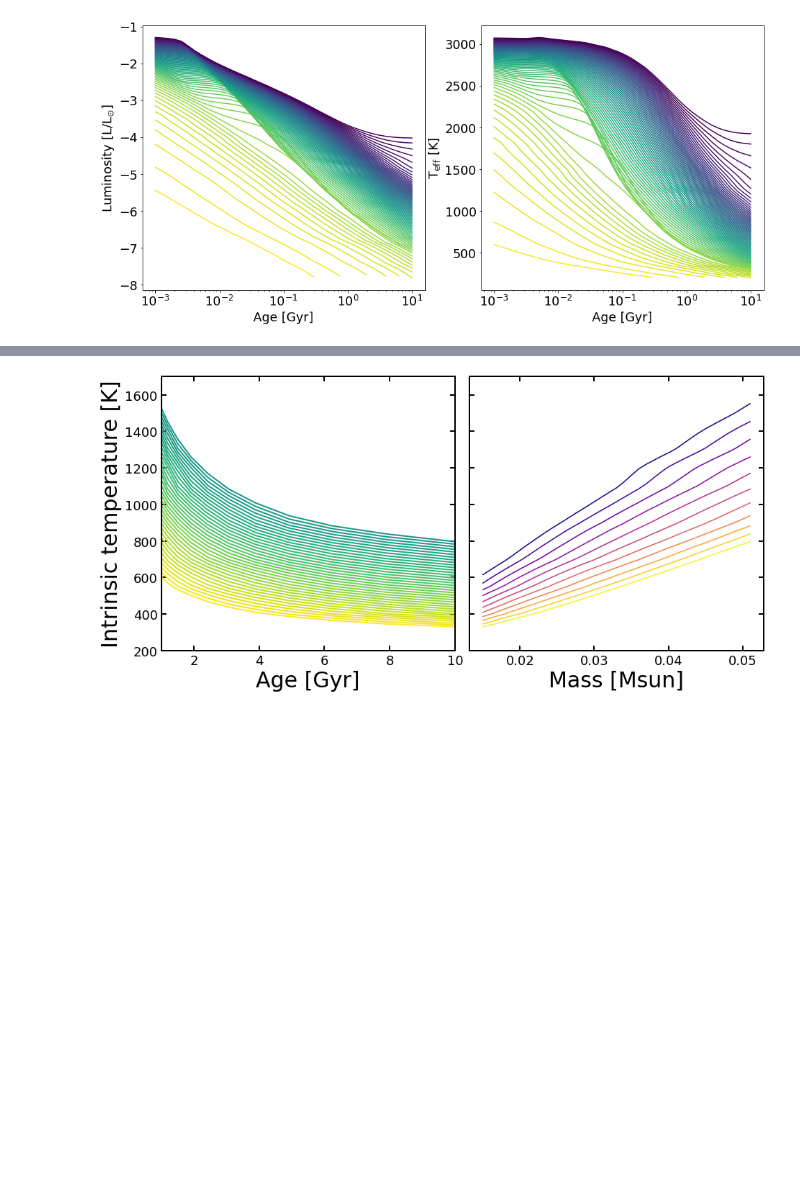
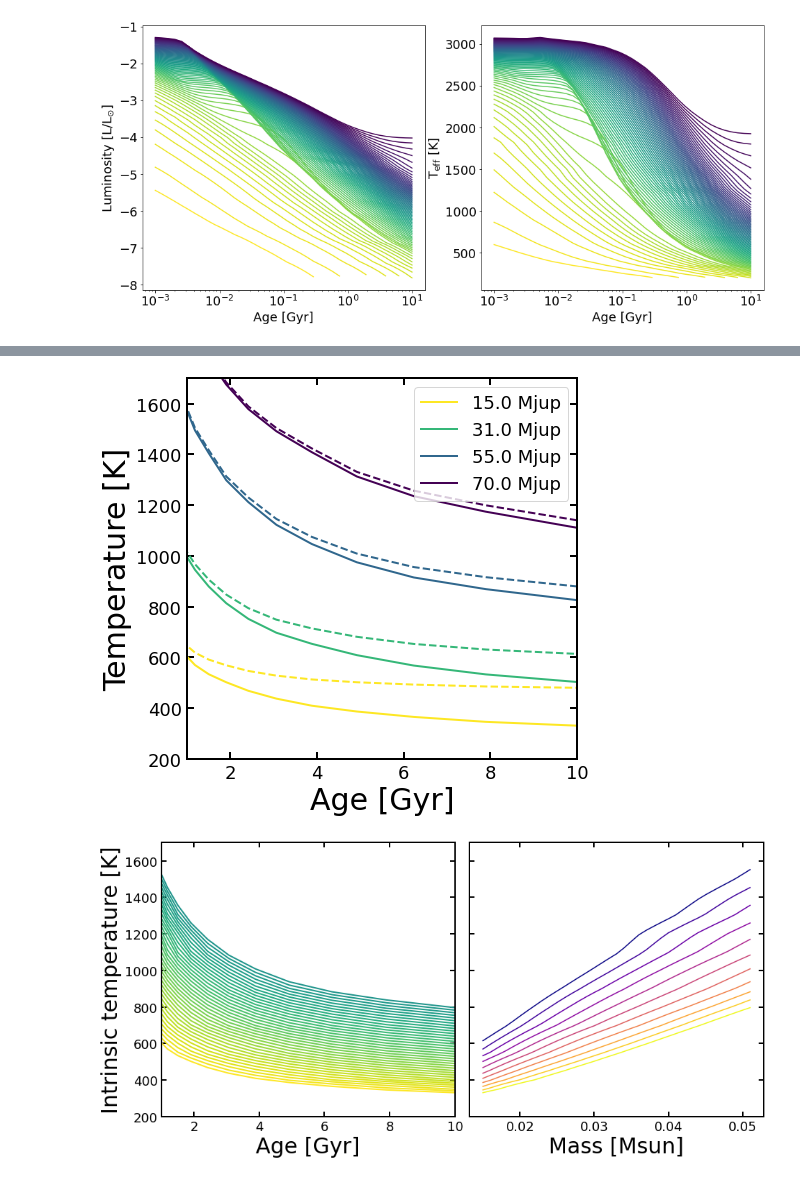
Before and after one commit to SvPoder/exoplanets, a Jupyter notebook: jupyter-notebook/cooling_models.ipynb, the cells around one changed output, grey strips where cells are left out. Cells and saved outputs as stored; diff of their text form; code cells hidden in the pictures; blank space fills up the shorter version.

```diff
--- a/jupyter-notebook/cooling_models.ipynb
+++ b/jupyter-notebook/cooling_models.ipynb
@@ -241,0 +236,7 @@ array([ 0.94266845,  1.19377664,  1.51177507,  1.91448198,  2.42446202,
+# %%
+print(np.sort(np.asarray(evolution_ATMO20["M"]))*M_sun/M_jup)
+
+index = [15, 30, 53, 67]
+print(np.sort(np.asarray(evolution_ATMO20["M"]))[index]*M_sun/M_jup)
+
+masses = np.sort(np.asarray(evolution_ATMO20["M"]))[index]
@@ -242,3 +258,41 @@ array([ 0.94266845,  1.19377664,  1.51177507,  1.91448198,  2.42446202,
+# %%
+fig, ax = plt.subplots(1, 1, figsize=(7, 7))
+
+i     = 0
+ls    = ["-", "--", ":"]
+color = bokeh.palettes.viridis(len(masses))
+color = color[::-1]
+
+conv_Msun_to_kg = 1.98841e+30
+
+models = ["ATMO_CEQ/"]#, "ATMO_NEQ_strong/", "ATMO_NEQ_weak/"]
+for model in models:
+    j = 0
+    for mass in masses:
+        ax.plot(evolution_ATMO20[model][mass][0], evolution_ATMO20[model][mass][1],
+                ls=ls[i], color=color[j], lw=2., label="{} Mjup".format(np.floor(mass*M_sun/M_jup)))
+
+        Tmodel = temperature_withDM(0.1, evolution_ATMO20[model][mass][1], M=mass*conv_Msun_to_kg, v=100)
+
+        ax.plot(evolution_ATMO20[model][mass][0], Tmodel, ls="--", color=color[j], lw=2.)
+
+        j = j+1
+    i = i+1
+
+ax.set_xlabel("Age [Gyr]", fontsize=30)
+ax.set_xlim([1, 10]); ax.set_ylim([200, 1700])
+ax.set_ylabel(r"Temperature [K]", fontsize=30)
+ax.legend(loc="best")
+
+
+for axis in ['top','bottom','left','right']:
+        ax.spines[axis].set_linewidth(2.);
+
+ax.tick_params(which='major',direction="in",width=2.,length=7,right=True,top=True,pad=5)
+
+fig.savefig("ATMO_T_vs_A_withDM.pdf", bbox_inches="tight")
+# %% [output]
+[figure, added]
 # %%
 fig, ax = plt.subplots(1, 2, figsize=(15, 7), sharey=True)
 
```
Also changed, not shown: parts of 3 cells of this notebook, 5 other files.
